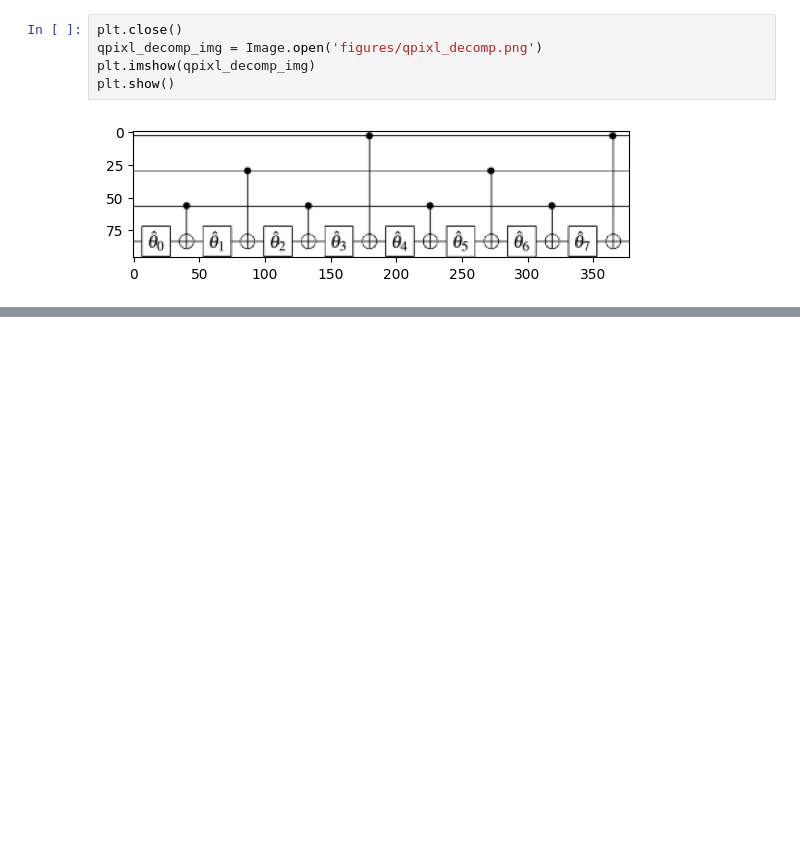
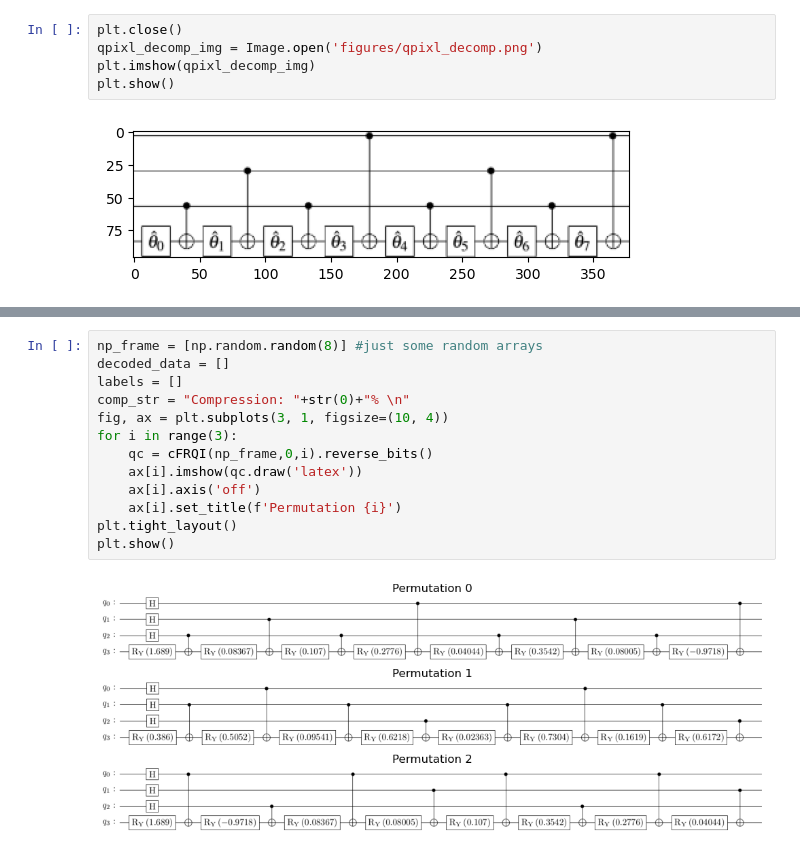
Before and after one commit to HeidelbergQuantum/qhack2024, a Jupyter notebook: FINAL_submission/Qpixl_parallel_test.ipynb, the cells around one changed output, grey strips where cells are left out. Saved outputs shown, nothing was run; the diff lists cells and outputs as text; blank space fills up the shorter version.

```diff
--- a/FINAL_submission/Qpixl_parallel_test.ipynb
+++ b/FINAL_submission/Qpixl_parallel_test.ipynb
@@ -99,0 +81,15 @@ In below, we show a example including two images encoding to the circuit through
+# %%
+np_frame = [np.random.random(8)] #just some random arrays
+decoded_data = []
+labels = []
+comp_str = "Compression: "+str(0)+"% \n"
+fig, ax = plt.subplots(3, 1, figsize=(10, 4))
+for i in range(3):
+    qc = cFRQI(np_frame,0,i).reverse_bits()
+    ax[i].imshow(qc.draw('latex'))
+    ax[i].axis('off')
+    ax[i].set_title(f'Permutation {i}')
+plt.tight_layout()
+plt.show()
+# %% [output]
+[figure, added]
```
Also changed, not shown: parts of 36 cells of this notebook, 3 other files.
